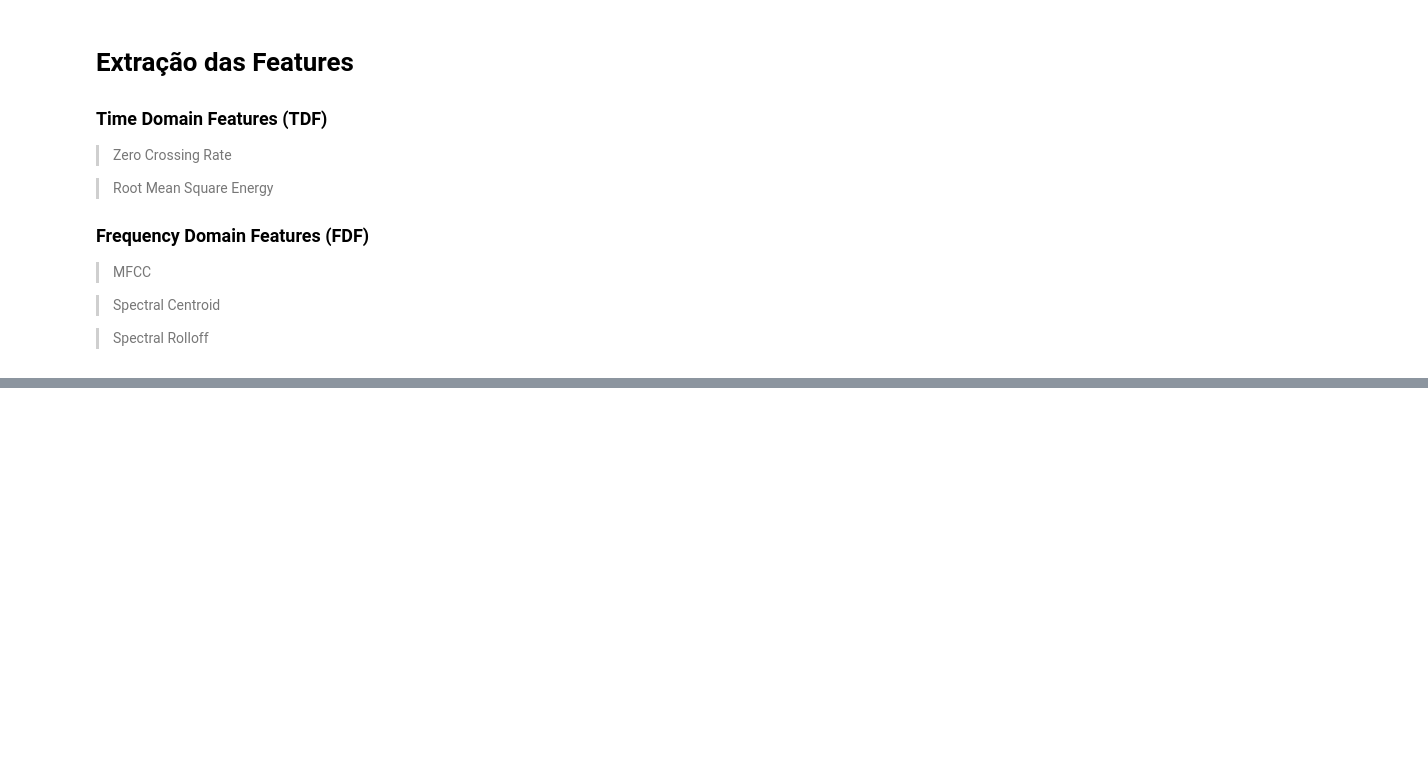
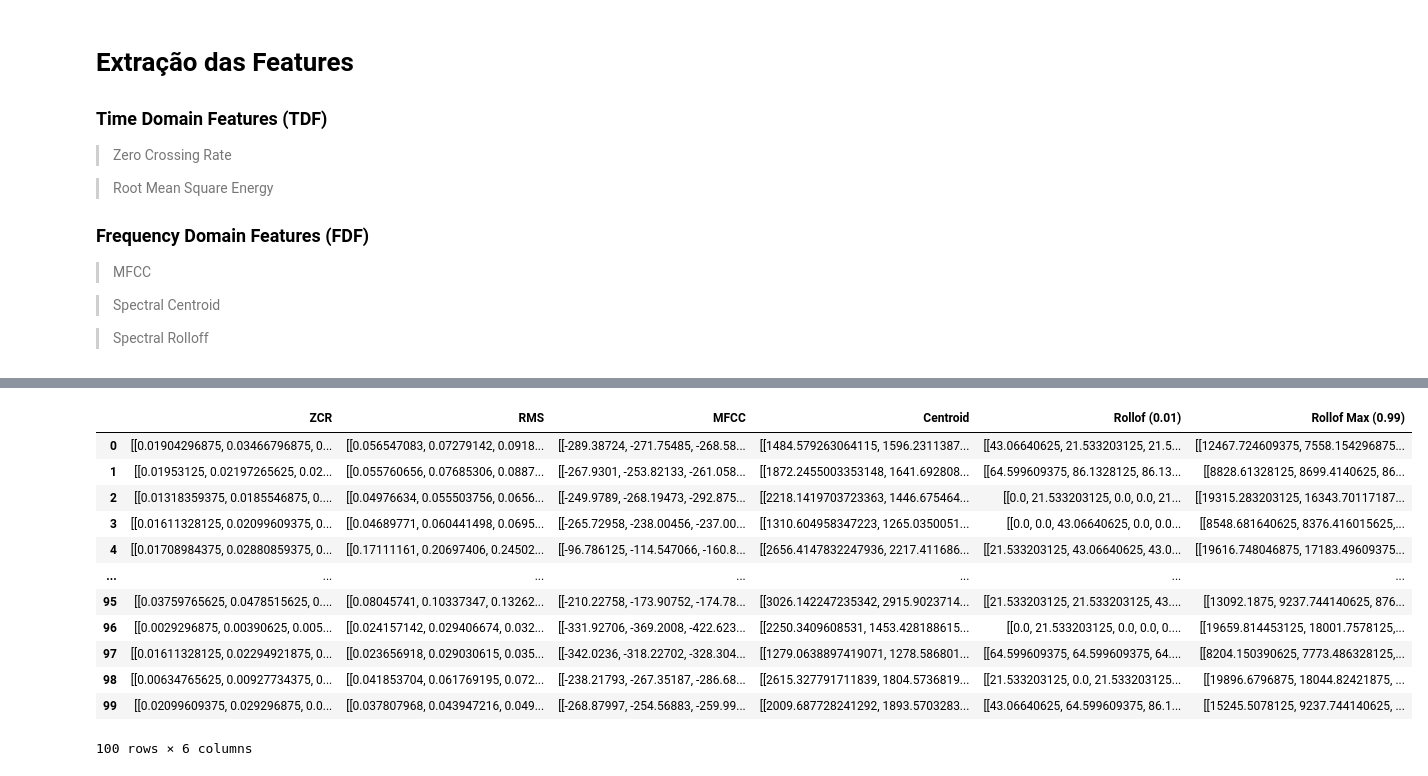
Before and after one commit to andryll/MGR-IC, a Jupyter notebook: codes/Feature Extraction.ipynb, the cells around one changed output, grey strips where cells are left out. Cells and saved outputs as stored; diff of their text form; code cells hidden in the pictures; blank space fills up the shorter version.

Commit message:
DataFrame criado com Pandas

```diff
--- a/codes/Feature Extraction.ipynb
+++ b/codes/Feature Extraction.ipynb
@@ -111,0 +138,27 @@ Text(0.5, 1.0, 'MFCC')
+# %%
+#Usando o pandas para criar um dataframe
+
+df = pd.DataFrame({
+    "ZCR":zcrlist,
+    "RMS":rmslist,
+    "MFCC":mfcclist,
+    "Centroid":sctoidlist,
+    "Rollof (0.01)":srlofflist1,
+    "Rollof Max (0.99)":srlofflist99
+})
+
+df
+# %% [output]
+|  | ZCR | RMS | MFCC | Centroid | Rollof (0.01) | Rollof Max (0.99) |
+| 0 | [[0.01904296875, 0.03466796875, 0... | [[0.056547083, 0.07279142, 0.0918... | [[-289.38724, -271.75485, -268.58... | [[1484.579263064115, 1596.2311387... | [[43.06640625, 21.533203125, 21.5... | [[12467.724609375, 7558.154296875... |
+| 1 | [[0.01953125, 0.02197265625, 0.02... | [[0.055760656, 0.07685306, 0.0887... | [[-267.9301, -253.82133, -261.058... | [[1872.2455003353148, 1641.692808... | [[64.599609375, 86.1328125, 86.13... | [[8828.61328125, 8699.4140625, 86... |
+| 2 | [[0.01318359375, 0.0185546875, 0.... | [[0.04976634, 0.055503756, 0.0656... | [[-249.9789, -268.19473, -292.875... | [[2218.1419703723363, 1446.675464... | [[0.0, 21.533203125, 0.0, 0.0, 21... | [[19315.283203125, 16343.70117187... |
+| 3 | [[0.01611328125, 0.02099609375, 0... | [[0.04689771, 0.060441498, 0.0695... | [[-265.72958, -238.00456, -237.00... | [[1310.604958347223, 1265.0350051... | [[0.0, 0.0, 43.06640625, 0.0, 0.0... | [[8548.681640625, 8376.416015625,... |
+| 4 | [[0.01708984375, 0.02880859375, 0... | [[0.17111161, 0.20697406, 0.24502... | [[-96.786125, -114.547066, -160.8... | [[2656.4147832247936, 2217.411686... | [[21.533203125, 43.06640625, 43.0... | [[19616.748046875, 17183.49609375... |
+| ... | ... | ... | ... | ... | ... | ... |
+| 95 | [[0.03759765625, 0.0478515625, 0.... | [[0.08045741, 0.10337347, 0.13262... | [[-210.22758, -173.90752, -174.78... | [[3026.142247235342, 2915.9023714... | [[21.533203125, 21.533203125, 43.... | [[13092.1875, 9237.744140625, 876... |
+| 96 | [[0.0029296875, 0.00390625, 0.005... | [[0.024157142, 0.029406674, 0.032... | [[-331.92706, -369.2008, -422.623... | [[2250.3409608531, 1453.428188615... | [[0.0, 21.533203125, 0.0, 0.0, 0.... | [[19659.814453125, 18001.7578125,... |
+| 97 | [[0.01611328125, 0.02294921875, 0... | [[0.023656918, 0.029030615, 0.035... | [[-342.0236, -318.22702, -328.304... | [[1279.0638897419071, 1278.586801... | [[64.599609375, 64.599609375, 64.... | [[8204.150390625, 7773.486328125,... |
+| 98 | [[0.00634765625, 0.00927734375, 0... | [[0.041853704, 0.061769195, 0.072... | [[-238.21793, -267.35187, -286.68... | [[2615.327791711839, 1804.5736819... | [[21.533203125, 0.0, 21.533203125... | [[19896.6796875, 18044.82421875, ... |
+| 99 | [[0.02099609375, 0.029296875, 0.0... | [[0.037807968, 0.043947216, 0.049... | [[-268.87997, -254.56883, -259.99... | [[2009.687728241292, 1893.5703283... | [[43.06640625, 64.599609375, 86.1... | [[15245.5078125, 9237.744140625, ... |
+100 rows × 6 columns
```
Also changed, not shown: parts of 6 cells of this notebook.
